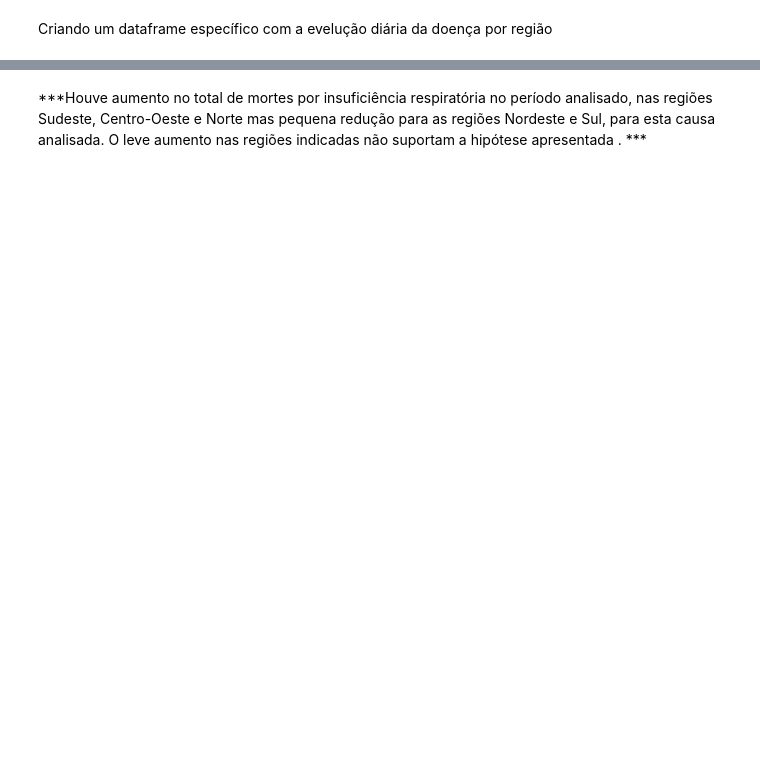
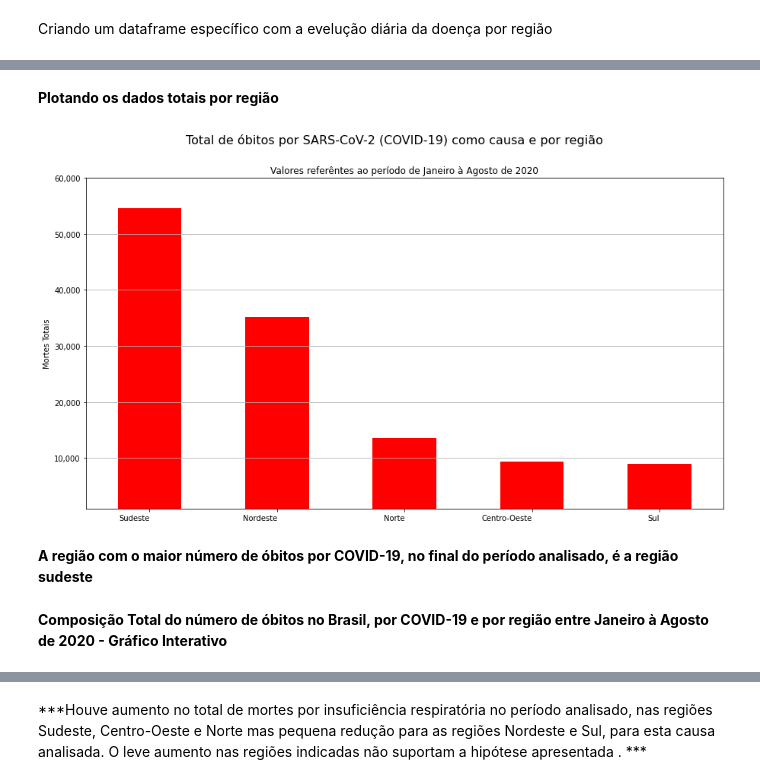
Before and after one commit to b4urock/Covid-19-Data-Analysis, a Jupyter notebook: Pablo_Pereira_Projeto_Módulo_01.ipynb, the cells around one changed output, grey strips where cells are left out. Cells and saved outputs as stored; diff of their text form; code cells hidden in the pictures; blank space fills up the shorter version.

```diff
--- a/Pablo_Pereira_Projeto_Módulo_01.ipynb
+++ b/Pablo_Pereira_Projeto_Módulo_01.ipynb
@@ -683,0 +560,24 @@ Criação de Dataframe com totais de óbitos por região para todas as demais do
+# %% [markdown]
+**Plotando os dados totais por região**
+# %%
+ax = dfCOVID_Deaths_Region.plot(x='region', y='deaths', kind='bar', color='red', figsize=(15,8))
+ax.set_xticklabels( dfCOVID_Deaths_Region["region"], rotation=0, ha = "right")
+
+ax.yaxis.set_major_formatter(ticker.StrMethodFormatter("{x:,.0f}"))
+
+ax.set_ylabel("Mortes Totais")
+ax.set_xlabel("")
+ax.get_legend().remove()
+
+plt.suptitle("Total de óbitos por SARS-CoV-2 (COVID-19) como causa e por região", fontsize=16)
+plt.title("Valores referêntes ao período de Janeiro à Agosto de 2020", loc='center')
+plt.grid(axis = 'y')
+plt.ylim(1000, 60000)
+
+plt.show()
+# %% [output]
+[figure, added]
+# %% [markdown]
+**A região com o maior número de óbitos por COVID-19, no final do período analisado, é a região sudeste**
+# %% [markdown]
+**Composição Total do número de óbitos no Brasil, por COVID-19 e por região entre Janeiro à Agosto de 2020 - Gráfico Interativo**
```
Also changed, not shown: parts of 121 cells of this notebook.
